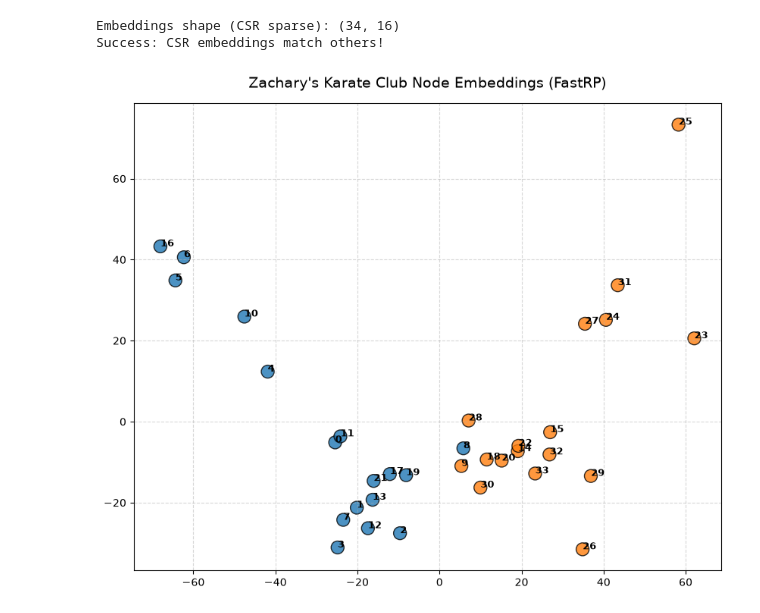
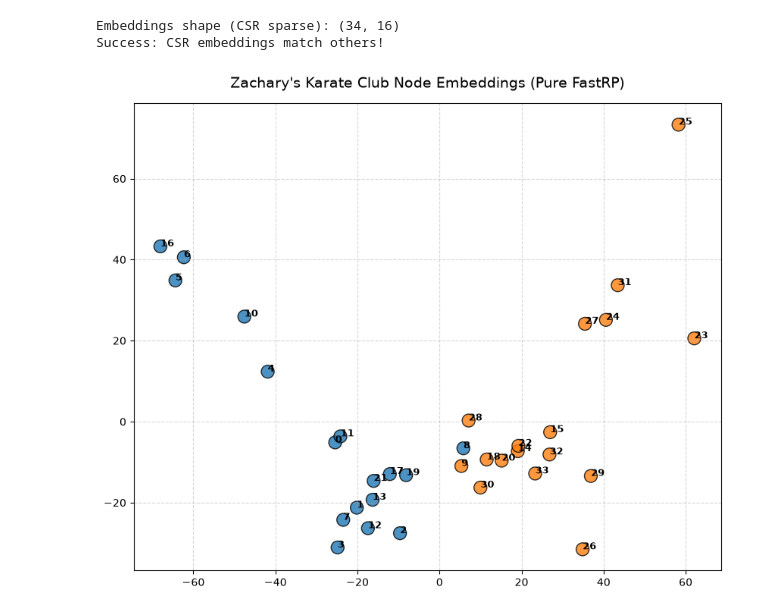
Before and after one commit to Fedeshadow/FastRP-rs, a Jupyter notebook: examples/fastrp_demo.ipynb, the cells around one changed output. Cells and saved outputs as stored; diff of their text form; code cells hidden in the pictures.

```diff
--- a/examples/fastrp_demo.ipynb
+++ b/examples/fastrp_demo.ipynb
@@ -71,28 +71,28 @@ print("Success: CSR embeddings match others!")
 Embeddings shape (CSR sparse): (34, 16)
 Success: CSR embeddings match others!
 # %%
-# Visualize the generated node embeddings in 2D using PCA
+# Visualizing 2D PCA Embeddings of Pure Topological FastRP
 try:
     import matplotlib.pyplot as plt
     from sklearn.decomposition import PCA
 
     pca = PCA(n_components=2)
     emb_2d = pca.fit_transform(embeddings_dense)
 
     # Node colors based on club faction
     colors = ["#1f77b4" if G.nodes[node]["club"] == "Mr. Hi" else "#ff7f0e" for node in G.nodes()]
 
     plt.figure(figsize=(10, 8))
     plt.scatter(emb_2d[:, 0], emb_2d[:, 1], c=colors, s=150, edgecolors="black", alpha=0.8)
 
     # Add labels
     for node in G.nodes():
         plt.text(emb_2d[node, 0] + 0.02, emb_2d[node, 1] + 0.02, str(node), fontsize=9, weight="bold")
 
-    plt.title("Zachary's Karate Club Node Embeddings (FastRP)", fontsize=14, pad=15)
+    plt.title("Zachary's Karate Club Node Embeddings (Pure FastRP)", fontsize=14, pad=15)
     plt.grid(True, linestyle="--", alpha=0.5)
     plt.show()
 except ImportError:
     print("Please install scikit-learn and matplotlib to view the visual embeddings plot.")
 # %% [output]
-[figure, old version]
+[figure, new version]
```
Also changed, not shown: parts of 3 cells of this notebook, 12 other files.
